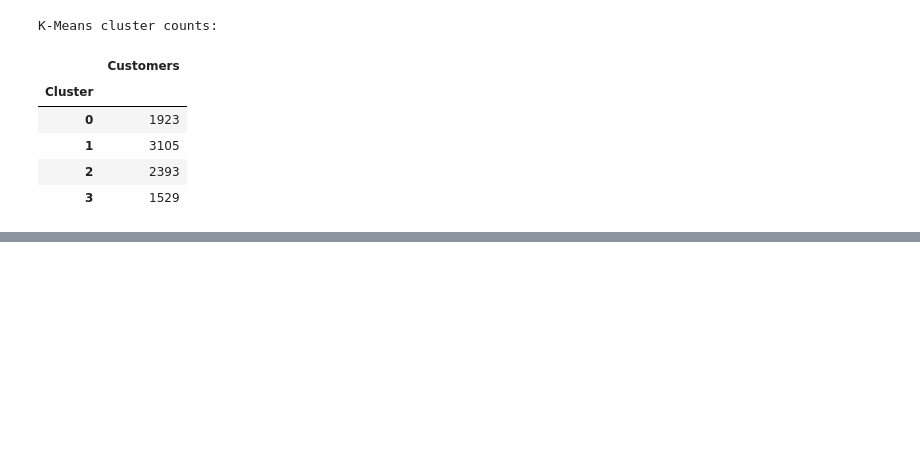
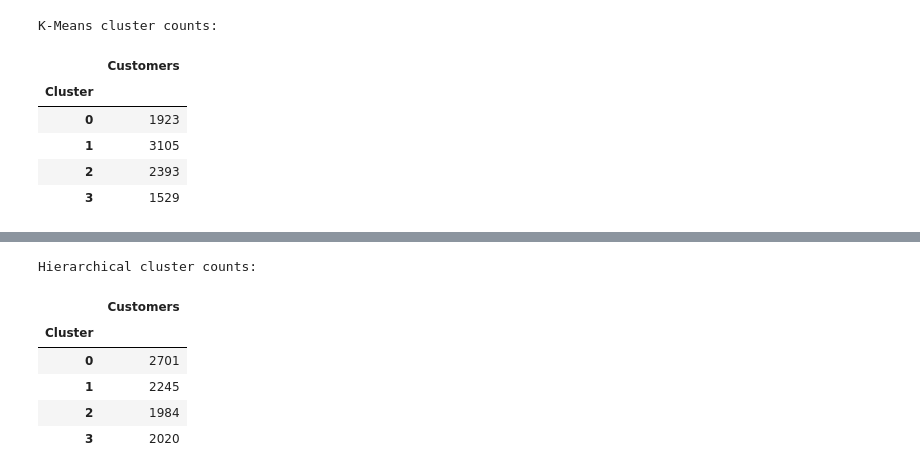
Before and after one commit to VedantVemula/Machine_Learning_capstone_obesityDataset, a Jupyter notebook: clustering.ipynb, the cells around one changed output, grey strips where cells are left out. Cells and saved outputs as stored; diff of their text form; code cells hidden in the pictures; blank space fills up the shorter version.

```diff
--- a/clustering.ipynb
+++ b/clustering.ipynb
@@ -283,0 +318,23 @@ K-Means cluster counts:
+# %%
+hierarchical = AgglomerativeClustering(
+    n_clusters=BEST_K,
+    linkage="ward"
+)
+
+hierarchical_labels = hierarchical.fit_predict(X_scaled)
+
+print("Hierarchical cluster counts:")
+display(
+    pd.Series(hierarchical_labels, name="Cluster")
+      .value_counts()
+      .sort_index()
+      .to_frame("Customers")
+)
+# %% [output]
+Hierarchical cluster counts:
+|  | Customers |
+| Cluster |  |
+| 0 | 2701 |
+| 1 | 2245 |
+| 2 | 1984 |
+| 3 | 2020 |
```
Also changed, not shown: parts of 1 cell of this notebook.
